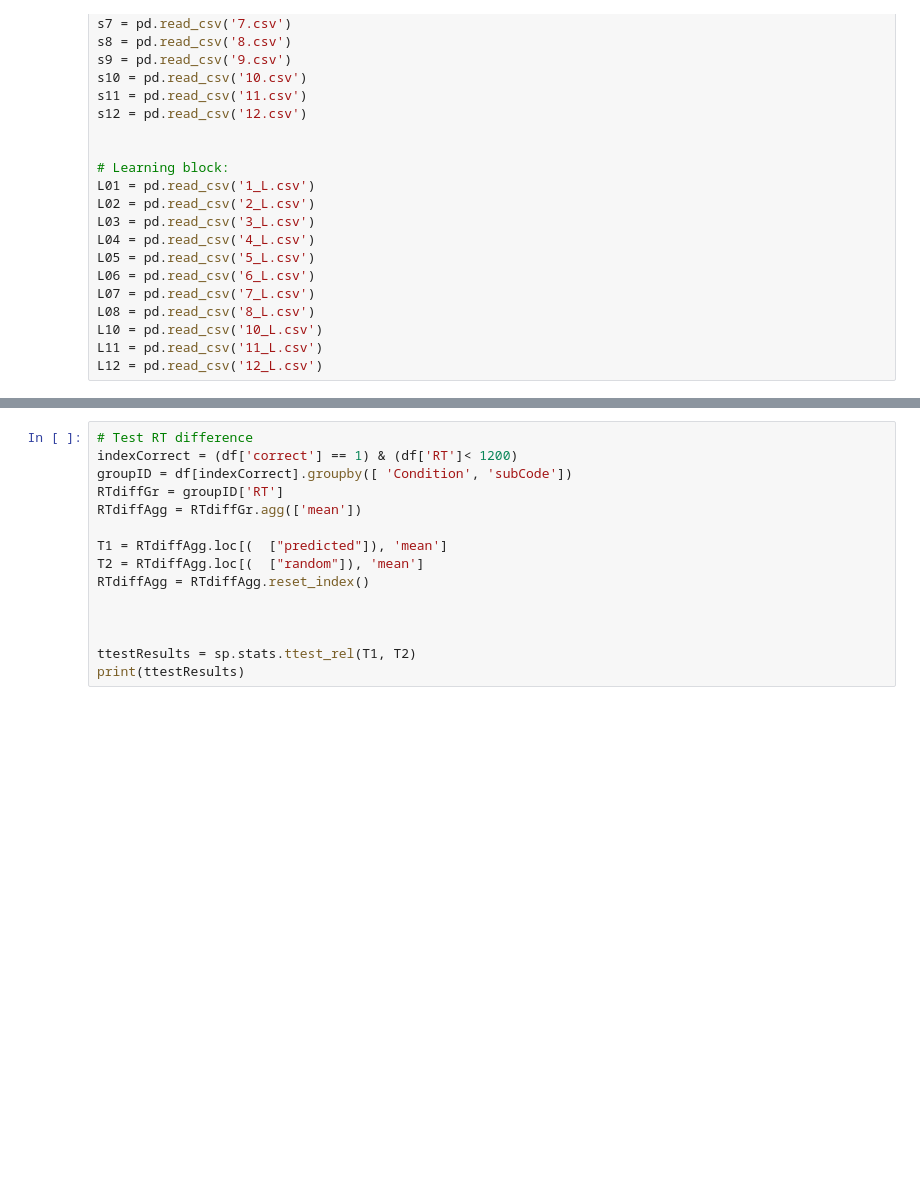
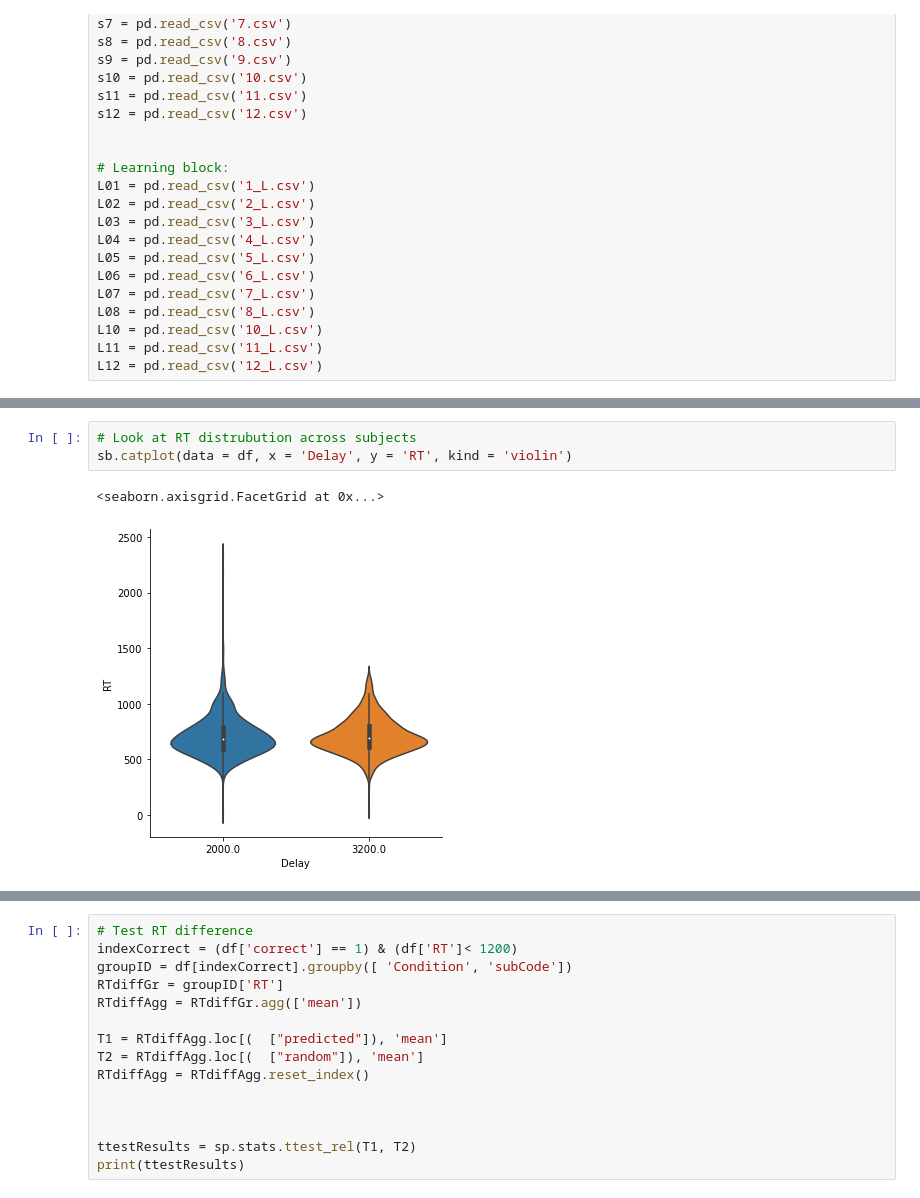
Before and after one commit to yvofon/OxfordNeuro, a Jupyter notebook: Behavioral/BehavioralPilotAnalysisAcrossSubs_Presentation_Catch4Critters.ipynb, the cells around one changed output, grey strips where cells are left out. Cells and saved outputs as stored; diff of their text form; blank space fills up the shorter version.

```diff
--- a/Behavioral/BehavioralPilotAnalysisAcrossSubs_Presentation_Catch4Critters.ipynb
+++ b/Behavioral/BehavioralPilotAnalysisAcrossSubs_Presentation_Catch4Critters.ipynb
@@ -60,0 +64,6 @@ dfL = dataL
+# %%
+# Look at RT distrubution across subjects
+sb.catplot(data = df, x = 'Delay', y = 'RT', kind = 'violin')
+# %% [output]
+<seaborn.axisgrid.FacetGrid at 0x...>
+[figure, added]
```
Also changed, not shown: parts of 45 cells of this notebook.
